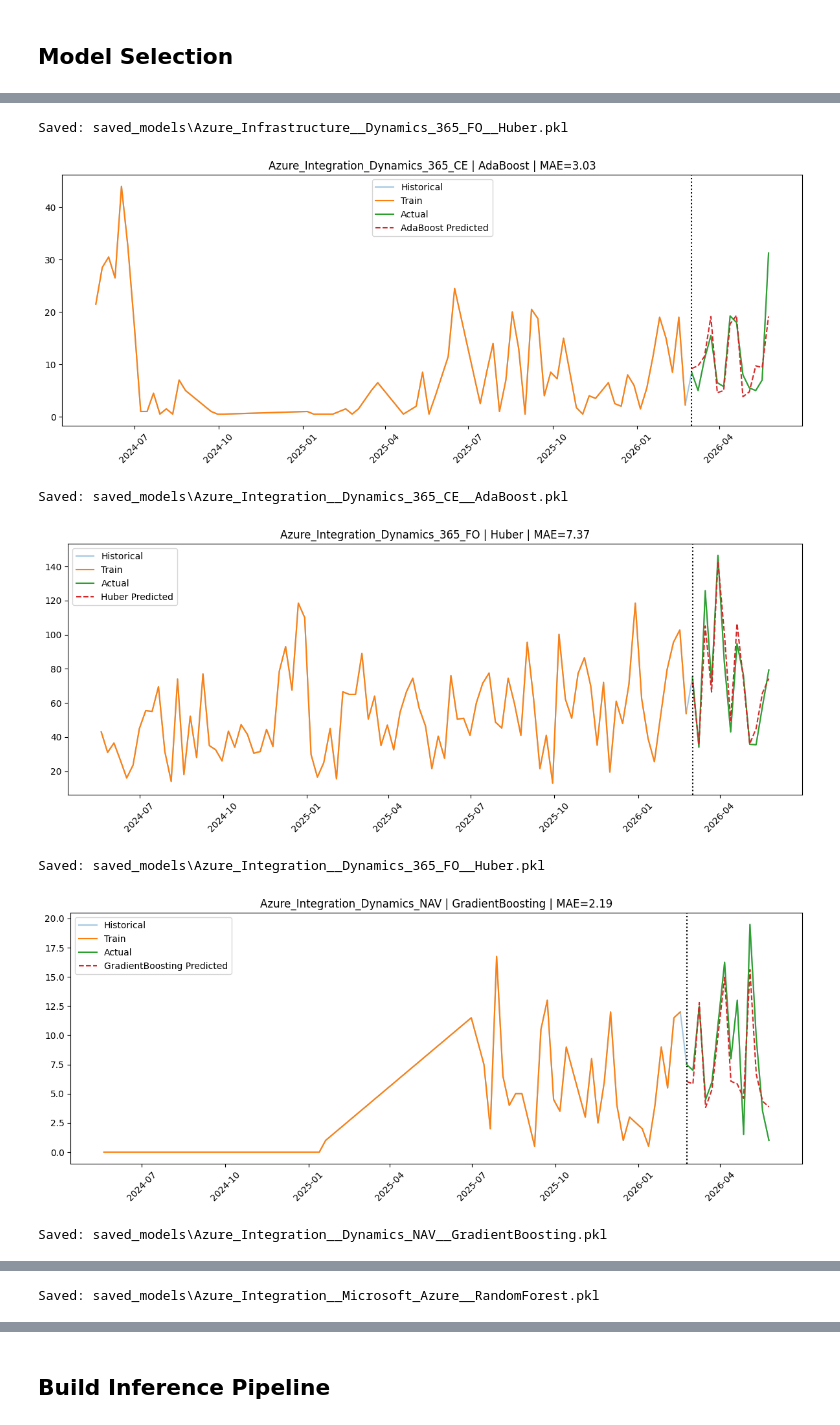
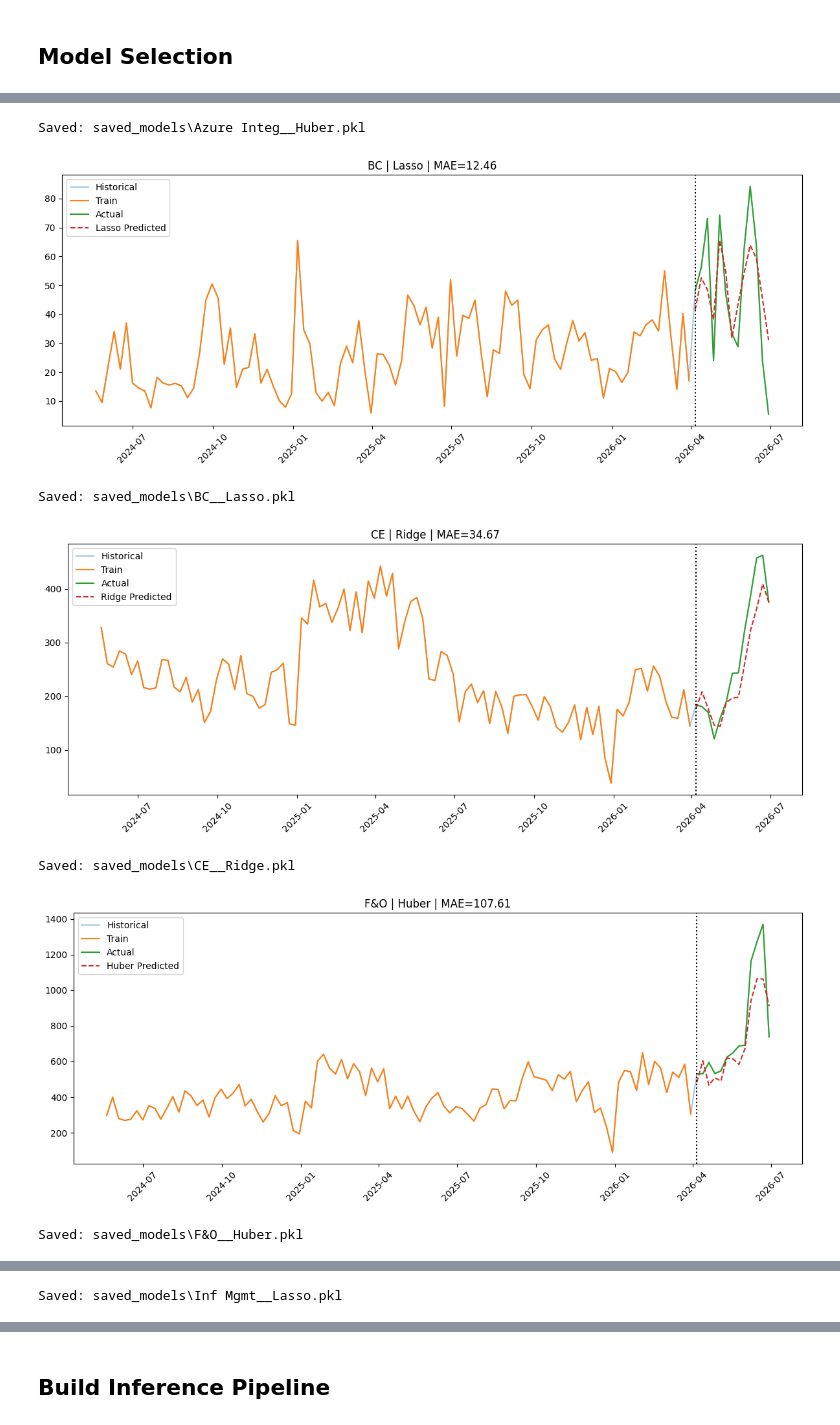
Before and after one commit to kianavillaera/capacityiq, a Jupyter notebook: model_demand.ipynb, the cells around one changed output, grey strips where cells are left out. Cells and saved outputs as stored; diff of their text form; code cells hidden in the pictures.

Commit message:
Updated with new technology mapping

```diff
--- a/model_demand.ipynb
+++ b/model_demand.ipynb
@@ -153,0 +169,3 @@ for (spec, tech), group in abt_encoded.groupby(["Specialisation", "Technology"])
+# %%
+global_end = abt_encoded["week"].max()
+global_start = abt_encoded["week"].min()
@@ -246,4 +286,9 @@ def aggregate_df(
     return weekly_df
+# %%
+grouped_dfs = {
+    tech: df
+    for tech, df in abt.groupby("tech_group")
+}
 # %%
 mt_holidays = holidays.MT(years=[2024, 2025, 2026])
 uk_holidays = holidays.UK(years=[2024, 2025, 2026])
@@ -741,26 +757,9 @@ def save_model(
 
     best_model.fit(X, y)
 
-    parts = str(group_name).split("_")
-
-    specialisation = "_".join(parts[:2])
-    technology = "_".join(parts[2:])
-
-    specialisation = re.sub(
-        r"[^A-Za-z0-9_-]",
-        "_",
-        specialisation
-    )
-
-    technology = re.sub(
-        r"[^A-Za-z0-9_-]",
-        "_",
-        technology
-    )
-
     filename = (
         model_dir /
-        f"{specialisation}__{technology}__{best_name}.pkl"
+        f"{group_name}__{best_name}.pkl"
     )
 
     package = {
@@ -775,8 +774,7 @@ def save_model(
             df_group["week"]
             .max()
         ),
-        "specialisation": specialisation,
-        "technology": technology,
+        "tech_group": group_name,
         "best_model_name": best_name,
         "mae": best_mae,
         "mape": best_mape
@@ -791,17 +789,13 @@ results_list = []
 feature_importance_results = []
 
 for group_name, df_group in grouped_dfs.items():
-
     df_group, X, y = build_features(df_group)
 
-    if len(df_group[df_group["Time worked"] > 0]) < 30:
+    if len(df_group[df_group["Time worked"] > 0]) < 20:
+
         continue
 
-    if df_group["week"].max() != global_end:
-        continue
-
-    recent_4 = df_group.nlargest(4, "week")
-    if recent_4["Time worked"].sum() <= 0:
+    if df_group["week"].max() < global_end:
         continue
 
     test_size = 13
@@ -812,6 +806,10 @@ for group_name, df_group in grouped_dfs.items():
 
     y_train = y.iloc[:split_idx]
     y_test = y.iloc[split_idx:]
+
+    recent_4 = y_train.tail(4)
+    if recent_4.sum() <= 0:
+        continue
 
     (
         model_results,
@@ -870,7 +868,7 @@ for group_name, df_group in grouped_dfs.items():
-Saved: saved_models\Azure_Infrastructure__Dynamics_365_FO__Huber.pkl
+Saved: saved_models\Azure Integ__Huber.pkl
-[figure, old version]
+[figure, new version]
-Saved: saved_models\Azure_Integration__Dynamics_365_CE__AdaBoost.pkl
+Saved: saved_models\BC__Lasso.pkl
-[figure, old version]
+[figure, new version]
-Saved: saved_models\Azure_Integration__Dynamics_365_FO__Huber.pkl
+Saved: saved_models\CE__Ridge.pkl
-[figure, old version]
+[figure, new version]
-Saved: saved_models\Azure_Integration__Dynamics_NAV__GradientBoosting.pkl
+Saved: saved_models\F&O__Huber.pkl
@@ -878 +876 @@ Saved: saved_models\Azure_Integration__Dynamics_NAV__GradientBoosting.pkl
-Saved: saved_models\Azure_Integration__Microsoft_Azure__RandomForest.pkl
+Saved: saved_models\Inf Mgmt__Lasso.pkl
```
Also changed, not shown: parts of 23 cells of this notebook.
